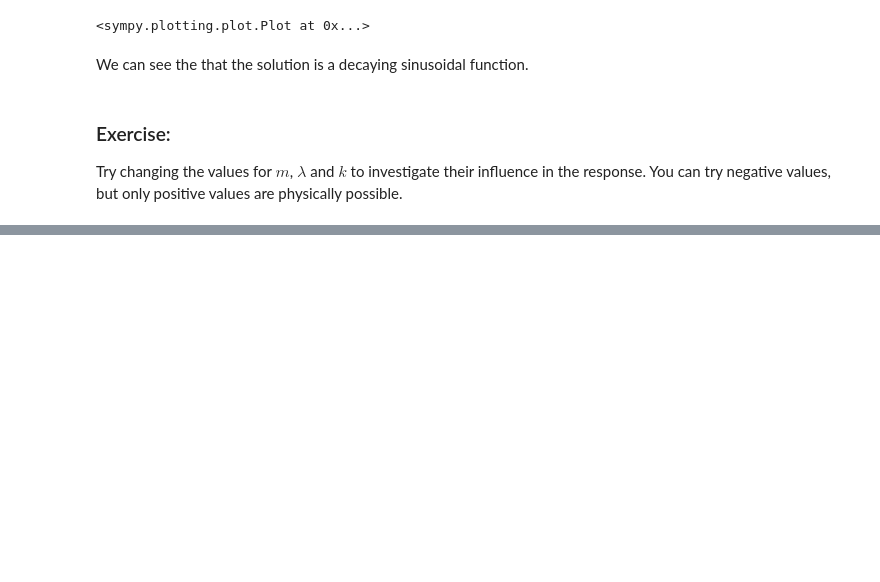
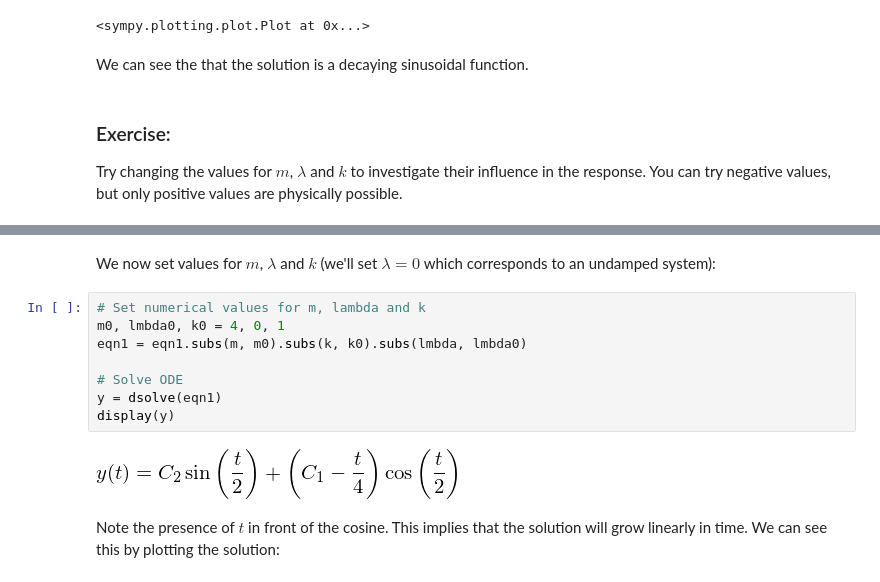
Before and after one commit to garth-wells/IA-maths-Jupyter, a Jupyter notebook: notebooks/Lecture3.ipynb, the cells around one changed output, grey strips where cells are left out. Cells and saved outputs as stored; diff of their text form; blank space fills up the shorter version.

```diff
--- a/notebooks/Lecture3.ipynb
+++ b/notebooks/Lecture3.ipynb
@@ -119,0 +136,14 @@ Try changing $f(t)$ to a sine function, and explore the response for $f(t) = \si
+# %% [markdown]
+We now set values for $m$, $\lambda$ and $k$ (we'll set $\lambda = 0$ which corresponds to an undamped system):
+# %%
+# Set numerical values for m, lambda and k
+m0, lmbda0, k0 = 4, 0, 1
+eqn1 = eqn1.subs(m, m0).subs(k, k0).subs(lmbda, lmbda0)
+
+# Solve ODE
+y = dsolve(eqn1)
+display(y)
+# %% [output]
+[figure, added]
+# %% [markdown]
+Note the presence of $t$ in front of the cosine. This implies that the solution will grow linearly in time. We can see this by plotting the solution:
```
Also changed, not shown: parts of 8 cells of this notebook.
